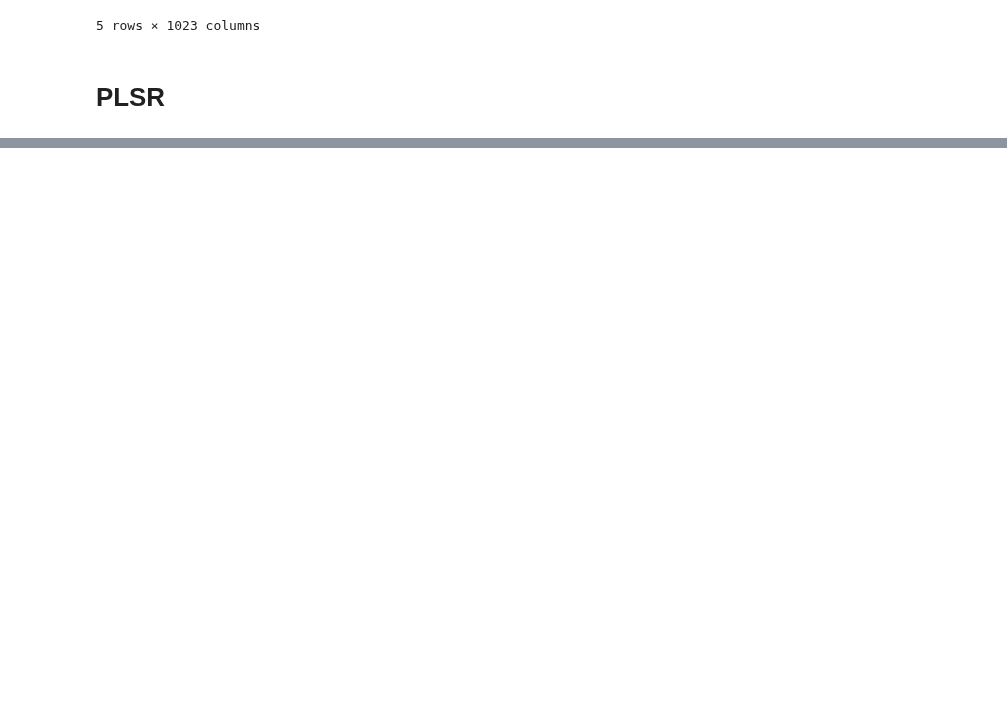
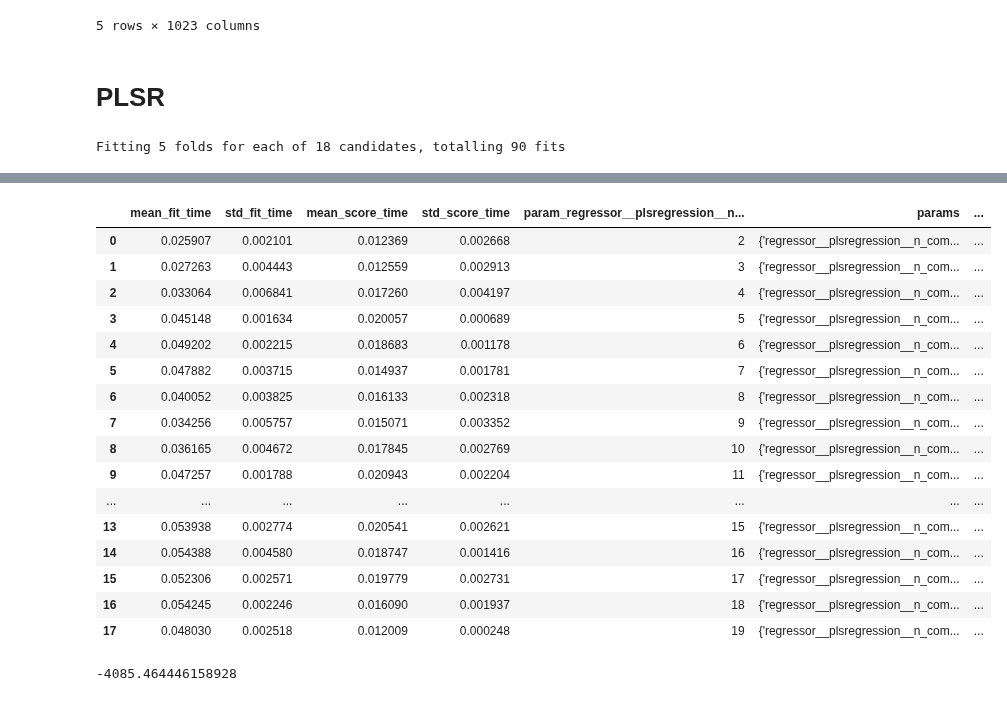
Before and after one commit to fogg-lab/characterizing-ecm-transcriptome-of-endometriosis, a Jupyter notebook: feature_selection_analysis/plsr.ipynb, the cells around one changed output, grey strips where cells are left out. Cells and saved outputs as stored; diff of their text form; code cells hidden in the pictures; blank space fills up the shorter version.

Commit message:
Experimented with PLSR, but not sure how to interpret results.

```diff
--- a/feature_selection_analysis/plsr.ipynb
+++ b/feature_selection_analysis/plsr.ipynb
@@ -17,6 +20,8 @@ matrisome_list = f"{dirs.data_dir}/matrisome/matrisome_hs_masterlist.tsv"
 i = 0
 # %%
 matrisome_df = prep.load_matrisome_df(matrisome_list)
+# %%
+rand = np.random.RandomState()
 # %% [markdown]
 # Load and filter survival data
 # %%
@@ -84,6 +89,8 @@ joined_df.head()
 # %% [markdown]
 # PLSR
 # %%
-X = joined_df.iloc[:, 1:].values
+rand.seed(123)
+shuffled_df = joined_df.sample(frac=1, random_state=rand)
+X_df = shuffled_df.iloc[:, 1:]
 # Y must be a matrix
-Y = joined_df.iloc[:, 1].values[:, np.newaxis]
+Y_df = shuffled_df.iloc[:, [1]]
@@ -92,0 +97,17 @@ plsr_pipeline = make_pipeline(StandardScaler(), plsr_model)
+# %%
+plsr_model = PLSRegression(scale=False)
+plsr_pipeline = make_pipeline(
+    ColumnTransformer([
+        ("standard", StandardScaler(), ["age_at_diagnosis"] + list(norm_filtered_matrisome_counts_t_df.columns[1:]))
+    ], remainder="passthrough"),
+    plsr_model
+)
+ttr = TransformedTargetRegressor(regressor=plsr_pipeline, transformer=StandardScaler())
+# h_params = {"plsregression__n_components": range(2, 20)}
+h_params = {"regressor__plsregression__n_components": range(2, 20)}
+cv_grid_search = GridSearchCV(ttr, h_params, scoring="neg_mean_absolute_error", cv=KFold(5), n_jobs=-1, verbose=1)
+cv_grid_search.fit(X_df, Y_df)
+# cv_grid_search.best_params_
+pd.DataFrame(cv_grid_search.cv_results_)
+# %% [output]
+Fitting 5 folds for each of 18 candidates, totalling 90 fits
@@ -92,0 +118,24 @@ plsr_pipeline = make_pipeline(StandardScaler(), plsr_model)
+|  | mean_fit_time | std_fit_time | mean_score_time | std_score_time | param_regressor__plsregression__n... | params | ... |
+| 0 | 0.025907 | 0.002101 | 0.012369 | 0.002668 | 2 | {'regressor__plsregression__n_com... | ... |
+| 1 | 0.027263 | 0.004443 | 0.012559 | 0.002913 | 3 | {'regressor__plsregression__n_com... | ... |
+| 2 | 0.033064 | 0.006841 | 0.017260 | 0.004197 | 4 | {'regressor__plsregression__n_com... | ... |
+| 3 | 0.045148 | 0.001634 | 0.020057 | 0.000689 | 5 | {'regressor__plsregression__n_com... | ... |
+| 4 | 0.049202 | 0.002215 | 0.018683 | 0.001178 | 6 | {'regressor__plsregression__n_com... | ... |
+| 5 | 0.047882 | 0.003715 | 0.014937 | 0.001781 | 7 | {'regressor__plsregression__n_com... | ... |
+| 6 | 0.040052 | 0.003825 | 0.016133 | 0.002318 | 8 | {'regressor__plsregression__n_com... | ... |
+| 7 | 0.034256 | 0.005757 | 0.015071 | 0.003352 | 9 | {'regressor__plsregression__n_com... | ... |
+| 8 | 0.036165 | 0.004672 | 0.017845 | 0.002769 | 10 | {'regressor__plsregression__n_com... | ... |
+| 9 | 0.047257 | 0.001788 | 0.020943 | 0.002204 | 11 | {'regressor__plsregression__n_com... | ... |
+| ... | ... | ... | ... | ... | ... | ... | ... |
+| 13 | 0.053938 | 0.002774 | 0.020541 | 0.002621 | 15 | {'regressor__plsregression__n_com... | ... |
+| 14 | 0.054388 | 0.004580 | 0.018747 | 0.001416 | 16 | {'regressor__plsregression__n_com... | ... |
+| 15 | 0.052306 | 0.002571 | 0.019779 | 0.002731 | 17 | {'regressor__plsregression__n_com... | ... |
+| 16 | 0.054245 | 0.002246 | 0.016090 | 0.001937 | 18 | {'regressor__plsregression__n_com... | ... |
+| 17 | 0.048030 | 0.002518 | 0.012009 | 0.000248 | 19 | {'regressor__plsregression__n_com... | ... |
+# %%
+best_model = cv_grid_search.best_estimator_.regressor_["plsregression"]
+cv_score = cross_val_score(cv_grid_search.best_estimator_, X_df, Y_df, cv=KFold(5), scoring="neg_mean_absolute_error", n_jobs=-1)
+print(cv_score.mean())
+coef_df = pd.DataFrame({"var": shuffled_df.columns[1:], "coef": best_model.coef_[:, 0]}).assign(abs_coef = lambda x: np.abs(x.coef))
+# %% [output]
+-4085.464446158928
```
Also changed, not shown: parts of 6 cells of this notebook, 2 other files.
